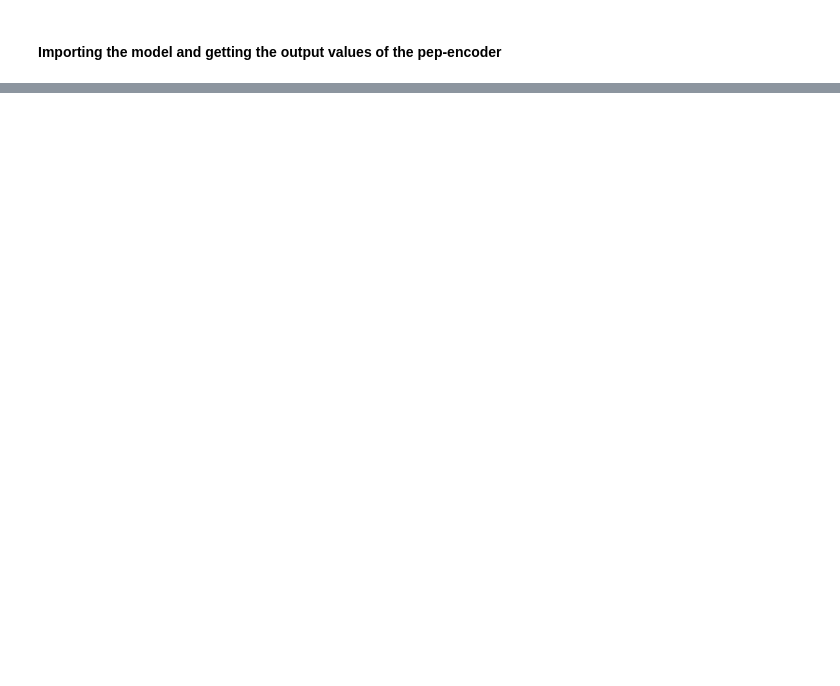
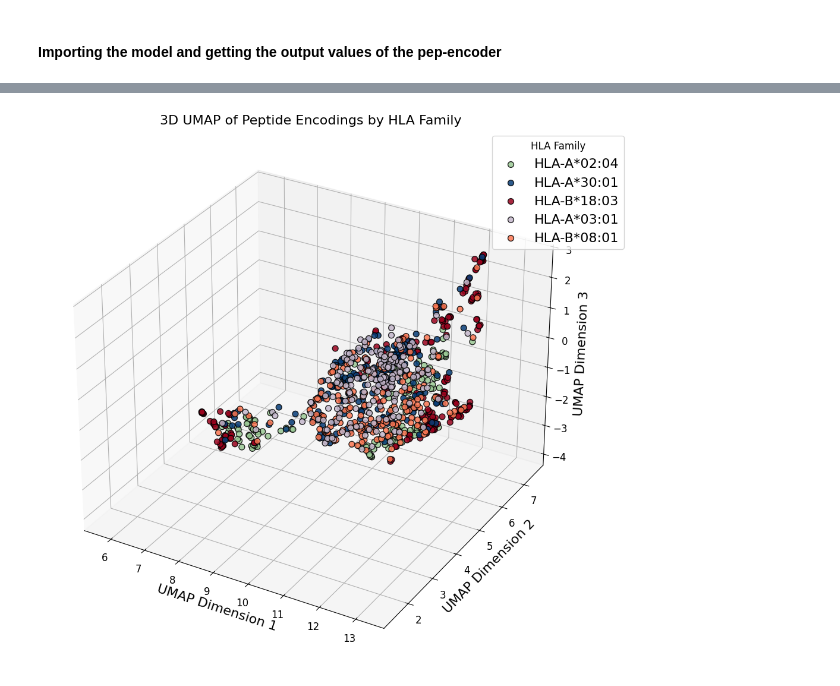
Before and after one commit to Felipepuiggarimedici/Fine-Tuned-TransMut, a Jupyter notebook: clusters.ipynb, the cells around one changed output, grey strips where cells are left out. Saved outputs shown, nothing was run; the diff lists cells and outputs as text; code cells hidden in the pictures; blank space fills up the shorter version.

```diff
--- a/clusters.ipynb
+++ b/clusters.ipynb
@@ -102,0 +190,41 @@ plot_umap_3d(pooled, labelsSmallHla)
+# %%
+def plot_umap_3d(embeddings, families, title="3D UMAP of Peptide Encodings by HLA Family"):
+    reducer = umap.UMAP(n_components=3)
+    X_3d = reducer.fit_transform(embeddings)
+
+    df = pd.DataFrame({
+        'UMAP1': X_3d[:, 0],
+        'UMAP2': X_3d[:, 1],
+        'UMAP3': X_3d[:, 2],
+        'Family': families
+    })
+
+    unique_families = df['Family'].unique()
+    palette = sns.color_palette(custom_palette, n_colors=len(unique_families))
+    color_dict = dict(zip(unique_families, palette))
+
+    fig = plt.figure(figsize=(10, 18))
+    ax = fig.add_subplot(111, projection='3d')
+
+    for fam in unique_families:
+        data_fam = df[df['Family'] == fam]
+        ax.scatter(
+            data_fam['UMAP1'], data_fam['UMAP2'], data_fam['UMAP3'],
+            label=fam,
+            color=color_dict[fam],
+            edgecolor='k',
+            s=50,
+            alpha=0.85
+        )
+
+    ax.set_title(title, fontsize=16)
+    ax.set_xlabel("UMAP Dimension 1")
+    ax.set_ylabel("UMAP Dimension 2")
+    ax.set_zlabel("UMAP Dimension 3")
+    ax.legend(title="HLA Family", bbox_to_anchor=(1.1, 1))
+    plt.tight_layout()
+    plt.show()
+
+plot_umap_3d(pooledEncoder, labelsSmallHla)
+# %% [output]
+[figure, added]
```
Also changed, not shown: parts of 18 cells of this notebook.
